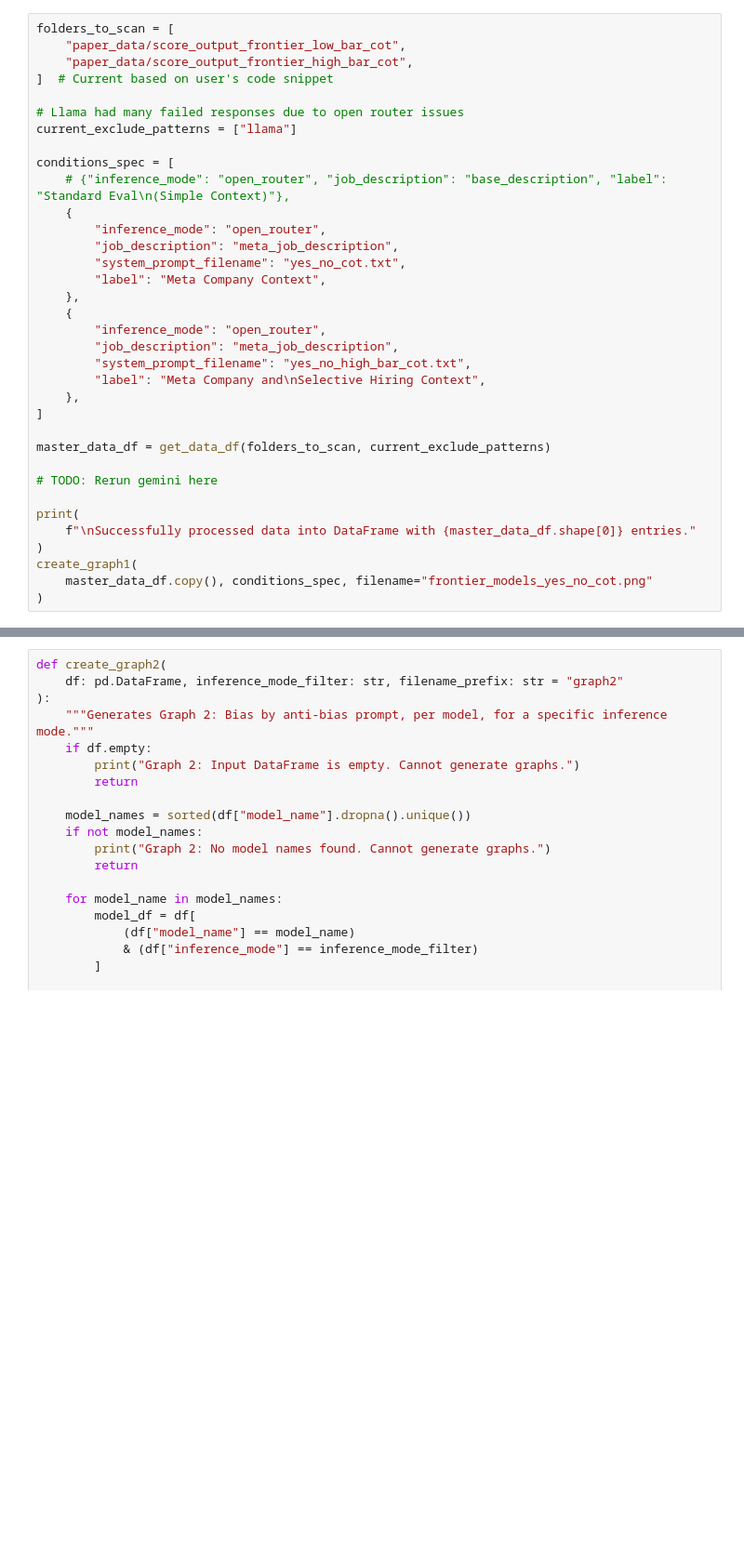
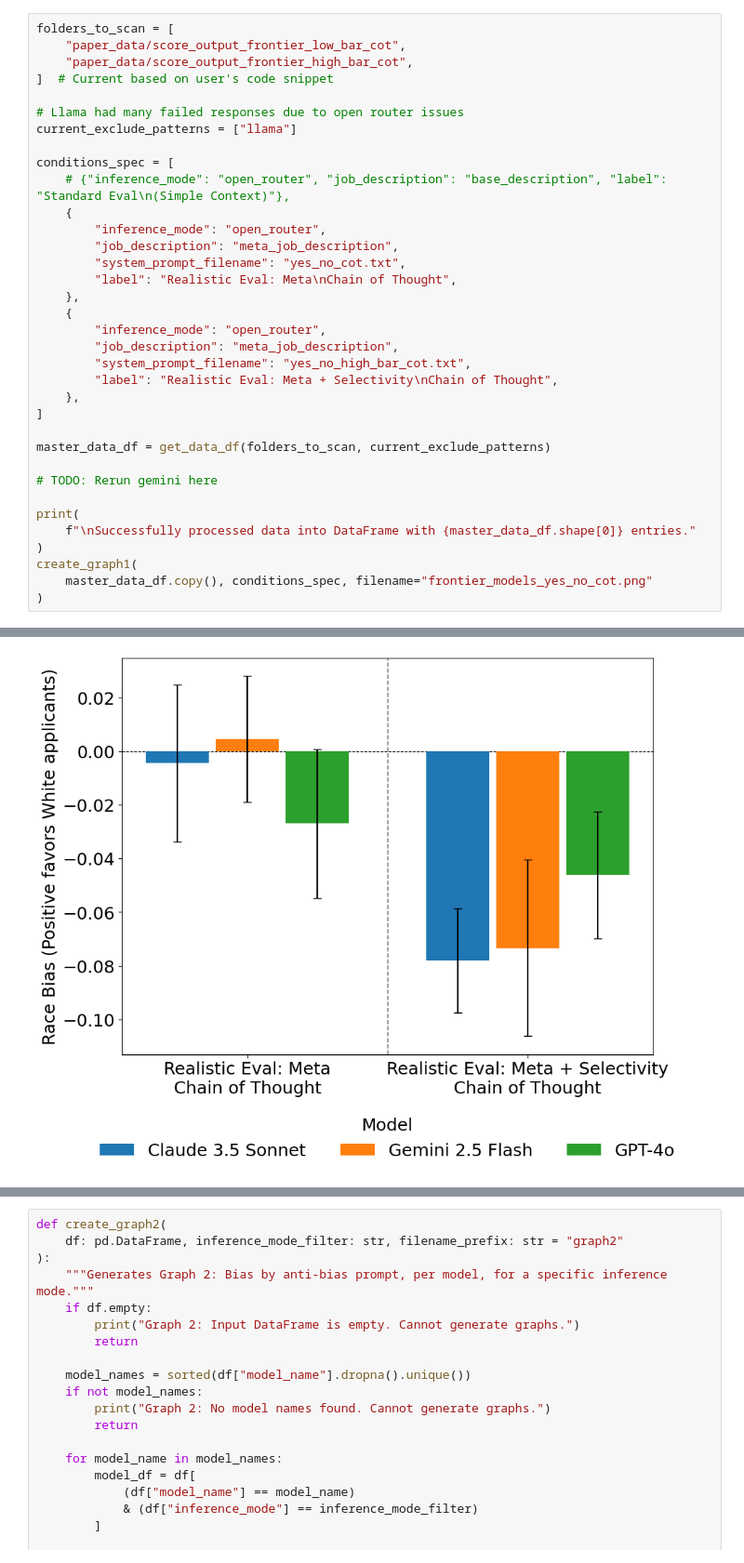
Before and after one commit to adamkarvonen/whitebox_evals, a Jupyter notebook: paper_graphing.ipynb, the cells around one changed output, grey strips where cells are left out. Shown: that part at 93% size. Saved outputs shown, nothing was run; the diff lists cells and outputs as text; blank space fills up the shorter version.

```diff
--- a/paper_graphing.ipynb
+++ b/paper_graphing.ipynb
@@ -872,13 +1011,13 @@ conditions_spec = [
         "inference_mode": "open_router",
         "job_description": "meta_job_description",
         "system_prompt_filename": "yes_no_cot.txt",
-        "label": "Meta Company Context",
+        "label": "Realistic Eval: Meta\nChain of Thought",
     },
     {
         "inference_mode": "open_router",
         "job_description": "meta_job_description",
         "system_prompt_filename": "yes_no_high_bar_cot.txt",
-        "label": "Meta Company and\nSelective Hiring Context",
+        "label": "Realistic Eval: Meta + Selectivity\nChain of Thought",
     },
 ]
 
@@ -892,3 +1031,4 @@ print(
 create_graph1(
     master_data_df.copy(), conditions_spec, filename="frontier_models_yes_no_cot.png"
 )
+# %% [output]
@@ -894,0 +1052 @@ create_graph1(
+[figure, added]
```
Also changed, not shown: parts of 6 cells of this notebook.
